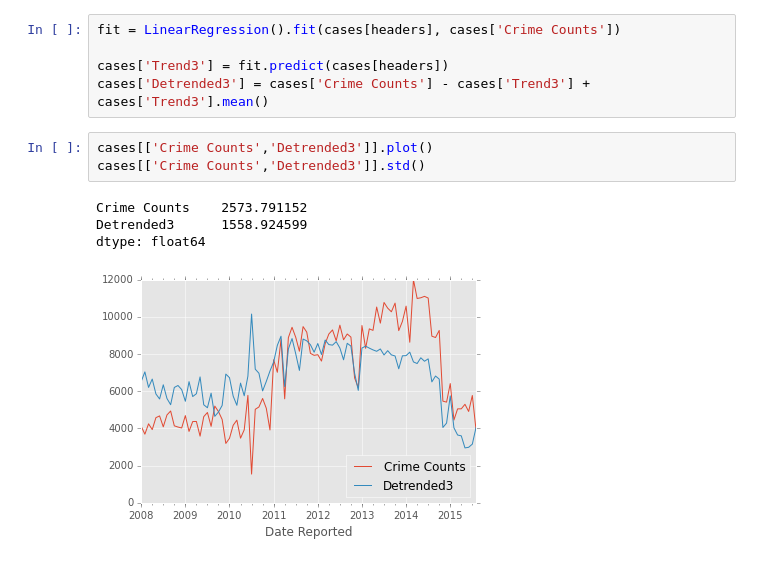
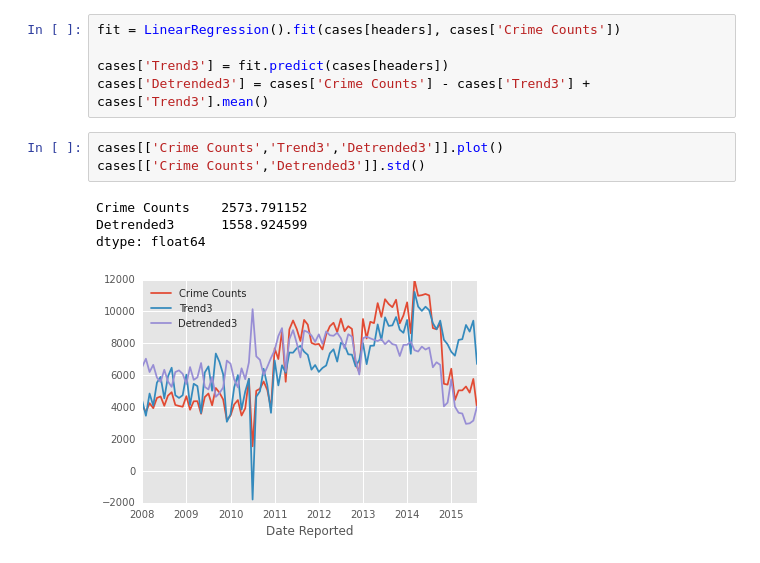
Before and after one commit to RaySSharma/crime-activity-seattle, a Jupyter notebook: CrimeActivitySeattle.ipynb, the cells around one changed output. Drawn from its saved outputs; the diff is of its cells as text.

```diff
--- a/CrimeActivitySeattle.ipynb
+++ b/CrimeActivitySeattle.ipynb
@@ -196,10 +206,10 @@ fit = LinearRegression().fit(cases[headers], cases['Crime Counts'])
 cases['Trend3'] = fit.predict(cases[headers])
 cases['Detrended3'] = cases['Crime Counts'] - cases['Trend3'] + cases['Trend3'].mean()
 # %%
-cases[['Crime Counts','Detrended3']].plot()
+cases[['Crime Counts','Trend3','Detrended3']].plot()
 cases[['Crime Counts','Detrended3']].std()
 # %% [output]
 Crime Counts    2573.791152
 Detrended3      1558.924599
 dtype: float64
-[figure, old version]
+[figure, new version]
```
Also changed, not shown: parts of 14 cells of this notebook.
